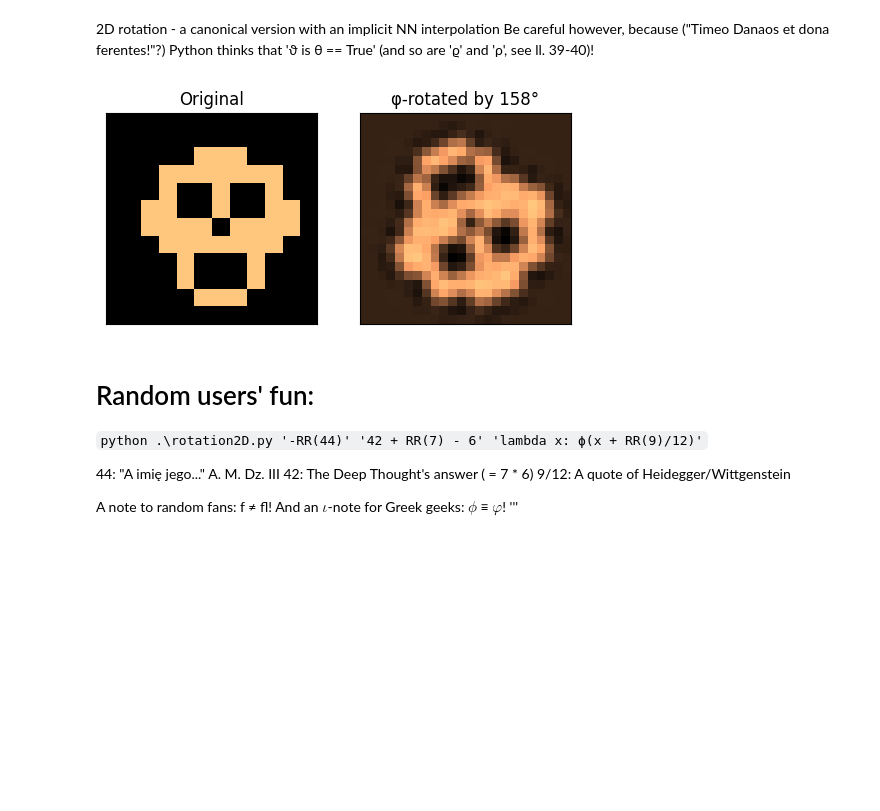
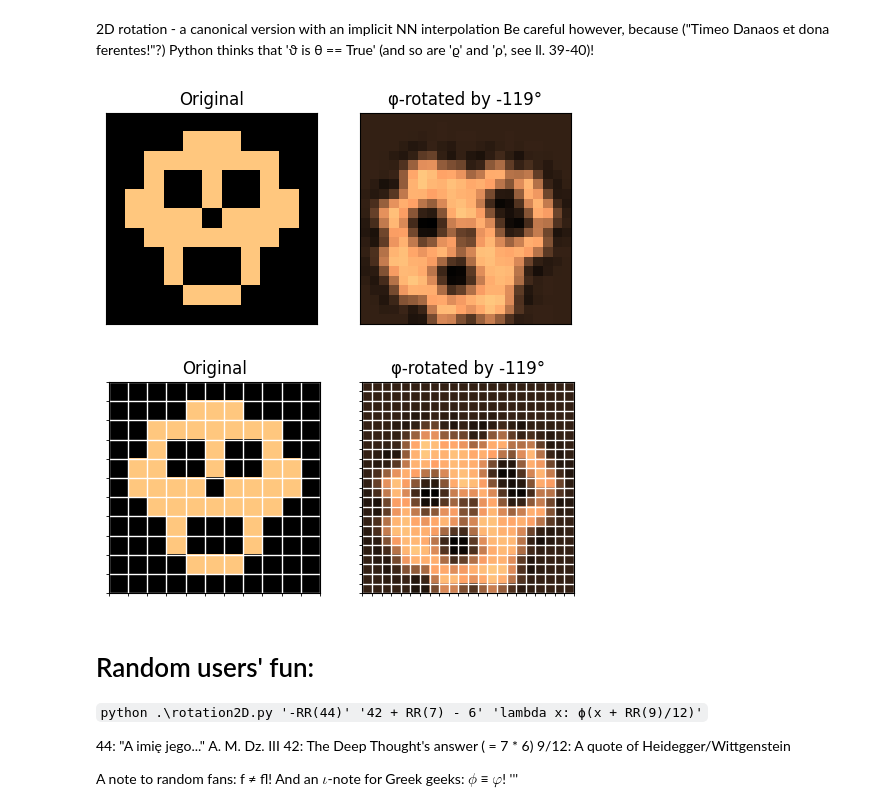
Before and after one commit to Bahrd/AppliedPythonology, a Jupyter notebook: rotation2D.ipynb, the cells around one changed output. Drawn from its saved outputs; the diff is of its cells as text; code cells hidden in the pictures; blank space fills up the shorter version.

Commit message:
Grid and bear it!

```diff
--- a/rotation2D.ipynb
+++ b/rotation2D.ipynb
@@ -45,35 +45,37 @@ def ft(img, x, y, ψ = ϕ, Δ = 0b11):
 #  A rotation angle α...
 ϱ = RR(-180, 180) #°
 α, Cu = ϱ * pi/180.0, 'copper' # Main and auxiliary variables
 
 #  A source image...
 img = eddie; M = len(img); N = eval(argv[0b10]) if len(argv) > 0b10 else M << 0b1
 out = empty((N, N))
 # ... and rotation of ϑ = [x, y].T, w.r.t. OXY and through that angle
 OXY, Rα = array([M/2, M/2]), array([[cos(α), -sin(α)],
                                     [sin(α),  cos(α)]]) # turns clockwise when α > 0
 
 # ... and an interpoland...:) Π, Λ, ϕ, ξ, "or else..."
 nomina = argv[0b11] if len(argv) > 0b11 else ϕ.__name__; ψ = eval(nomina)
 ToF = lambda: choice([True, False])
 
 f = fl if ToF() else ft
 if ToF():
     # Omloop Het...
     for n in range(N):
         for m in range(N):
             ϑ = array([n/N, m/N]) * M - OXY
             x, y = Rα @ ϑ + OXY
             out[n, m] = f(img, x, y, ψ) # cf. rotationNN.py's '... = img[x, y]'
 else:
     # A harder-coded version (but a tad faster, right?)
     out = [[f(img, *(OXY + Rα @ (array([n/N, m/N]) * M - OXY)), ψ)
                                                  for m in range(N)]
                                                  for n in range(N)]
 
-DI((img, out), ('Original', f'{nomina}-rotated by {ϱ}°'), cmp = Cu)
+for grid in (False, True):
+    DI((img, out), ('Original', f'{nomina}-rotated by {ϱ}°'), cmp = Cu, grid = grid)
 # %% [output]
-[figure, old version]
+[figure, new version]
+[figure, added]
 # %% [markdown]
 # Random users' fun:
 
```
Also changed, not shown: 7 other files.
